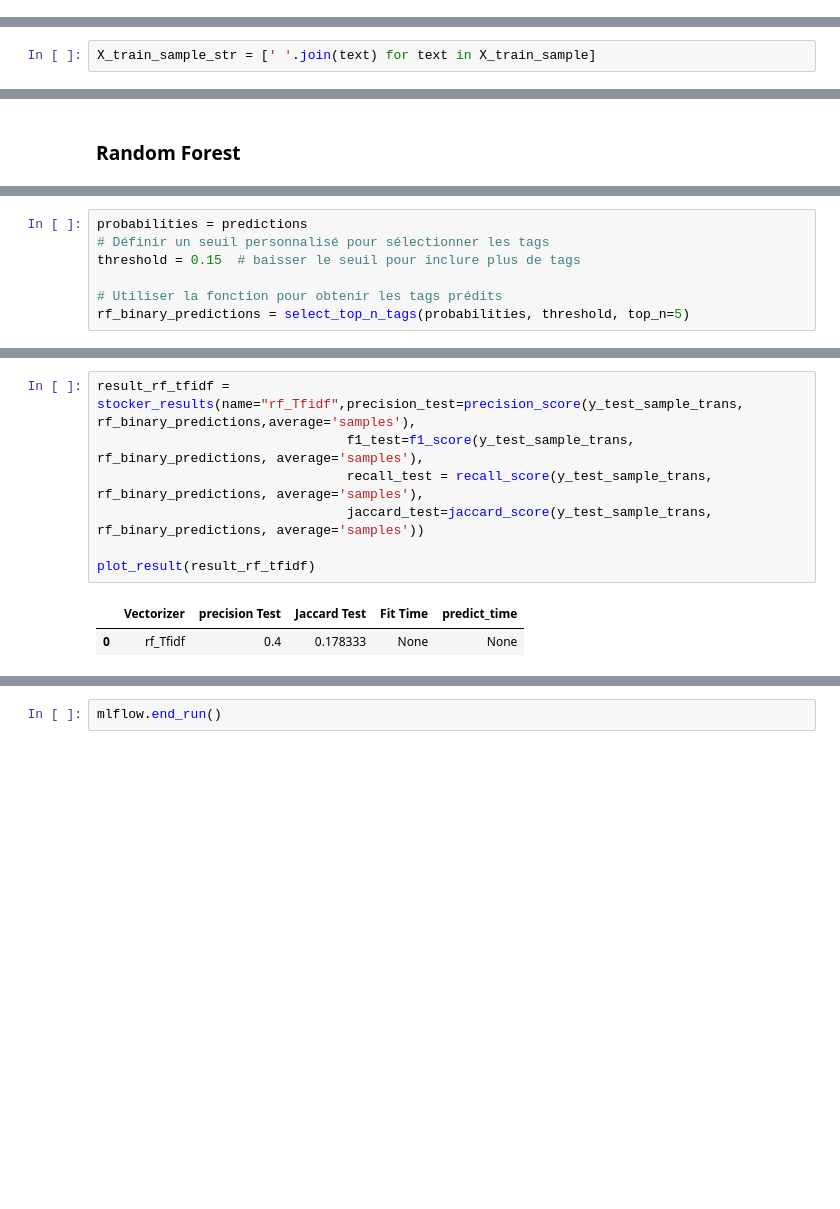
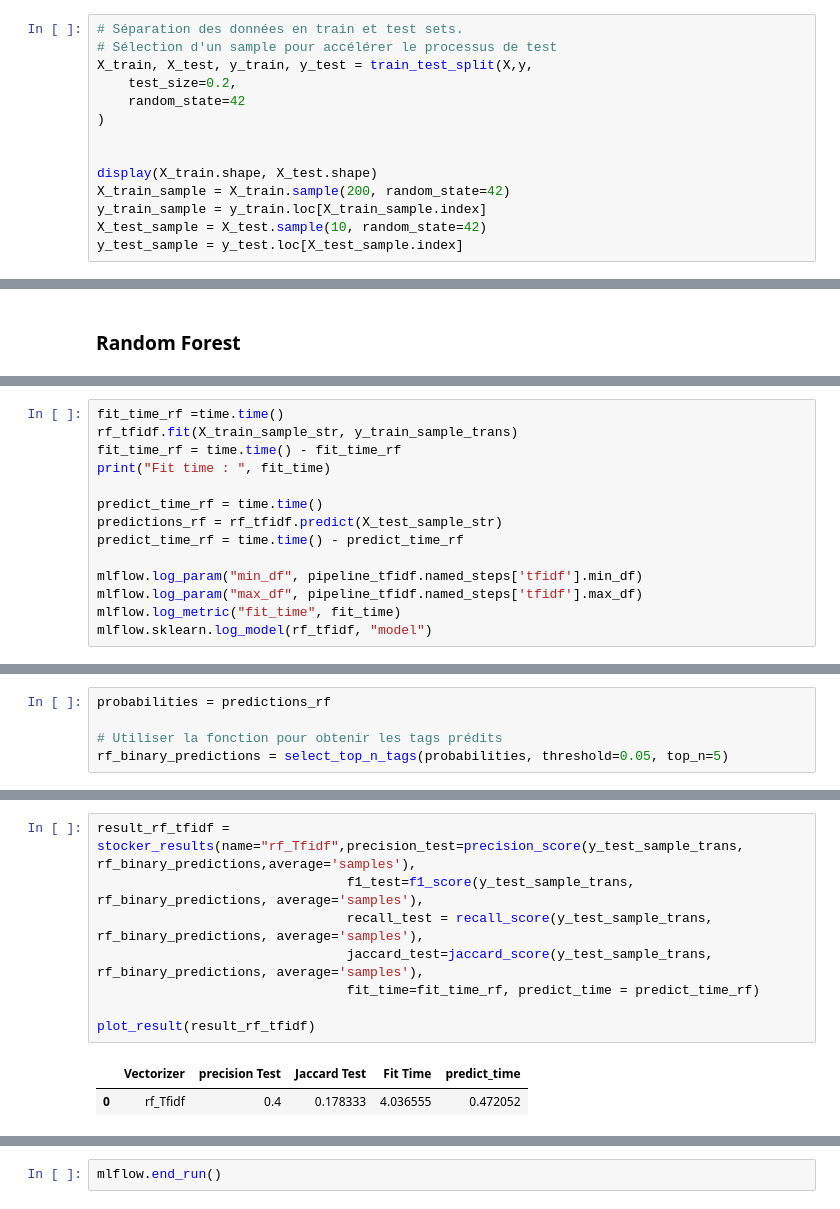
Before and after one commit to BahiaB/MLE-P5-main, a Jupyter notebook: supervised.ipynb, the cells around one changed output, grey strips where cells are left out. Drawn from its saved outputs; the diff is of its cells as text; blank space fills up the shorter version.

```diff
--- a/supervised.ipynb
+++ b/supervised.ipynb
@@ -192,0 +172,14 @@ Name: Tags, dtype: object
+# %%
+# Séparation des données en train et test sets.
+# Sélection d'un sample pour accélérer le processus de test
+X_train, X_test, y_train, y_test = train_test_split(X,y,
+    test_size=0.2,
+    random_state=42
+)
+
+
+display(X_train.shape, X_test.shape)
+X_train_sample = X_train.sample(200, random_state=42)
+y_train_sample = y_train.loc[X_train_sample.index]
+X_test_sample = X_test.sample(10, random_state=42)
+y_test_sample = y_test.loc[X_test_sample.index]
@@ -355,8 +352,6 @@ y_test_sample_trans = mlb.transform(y_test_sample)
   Régréssion logistique:
 
   RandomForest:
-# %%
-X_train_sample_str = [' '.join(text) for text in X_train_sample]
 # %%
 from sklearn.model_selection import GridSearchCV
 
@@ -600,0 +490,14 @@ predictions = rf_tfidf.predict(X_test_sample_str)
+# %%
+fit_time_rf =time.time()
+rf_tfidf.fit(X_train_sample_str, y_train_sample_trans)
+fit_time_rf = time.time() - fit_time_rf
+print("Fit time : ", fit_time)
+
+predict_time_rf = time.time()
+predictions_rf = rf_tfidf.predict(X_test_sample_str)
+predict_time_rf = time.time() - predict_time_rf
+
+mlflow.log_param("min_df", pipeline_tfidf.named_steps['tfidf'].min_df)
+mlflow.log_param("max_df", pipeline_tfidf.named_steps['tfidf'].max_df)
+mlflow.log_metric("fit_time", fit_time)
+mlflow.sklearn.log_model(rf_tfidf, "model")
@@ -601,10 +507,8 @@ predictions = rf_tfidf.predict(X_test_sample_str)
 # %%
-probabilities = predictions
-# Définir un seuil personnalisé pour sélectionner les tags
-threshold = 0.15  # baisser le seuil pour inclure plus de tags
+probabilities = predictions_rf
 
 # Utiliser la fonction pour obtenir les tags prédits
-rf_binary_predictions = select_top_n_tags(probabilities, threshold, top_n=5)
+rf_binary_predictions = select_top_n_tags(probabilities, threshold=0.05, top_n=5)
 # %%
 print("Precision:", precision_score(y_test_sample_trans, rf_binary_predictions, average='samples'))
 print("Recall:", recall_score(y_test_sample_trans, rf_binary_predictions, average='samples'))
@@ -637,13 +529,14 @@ Name: Tags, dtype: object
 # %%
 result_rf_tfidf = stocker_results(name="rf_Tfidf",precision_test=precision_score(y_test_sample_trans, rf_binary_predictions,average='samples'),
                                 f1_test=f1_score(y_test_sample_trans, rf_binary_predictions, average='samples'),
                                 recall_test = recall_score(y_test_sample_trans, rf_binary_predictions, average='samples'),
-                                jaccard_test=jaccard_score(y_test_sample_trans, rf_binary_predictions, average='samples'))
+                                jaccard_test=jaccard_score(y_test_sample_trans, rf_binary_predictions, average='samples'),
+                                fit_time=fit_time_rf, predict_time = predict_time_rf)
 
 plot_result(result_rf_tfidf)
 # %% [output]
 |  | Vectorizer | precision Test | Jaccard Test | Fit Time | predict_time |
-| 0 | rf_Tfidf | 0.4 | 0.178333 | None | None |
+| 0 | rf_Tfidf | 0.4 | 0.178333 | 4.036555 | 0.472052 |
 [figure]
 # %%
 mlflow.end_run()
```
Also changed, not shown: parts of 42 cells of this notebook.
